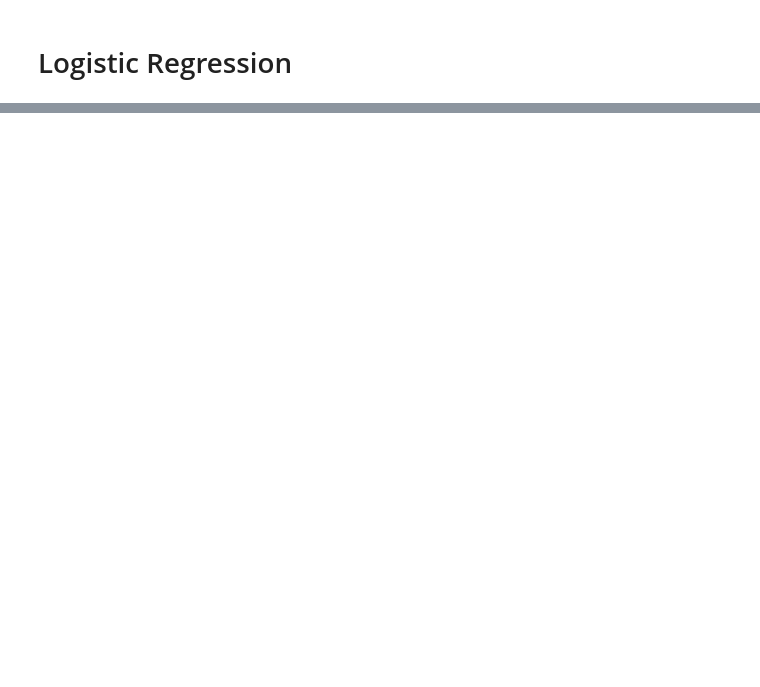
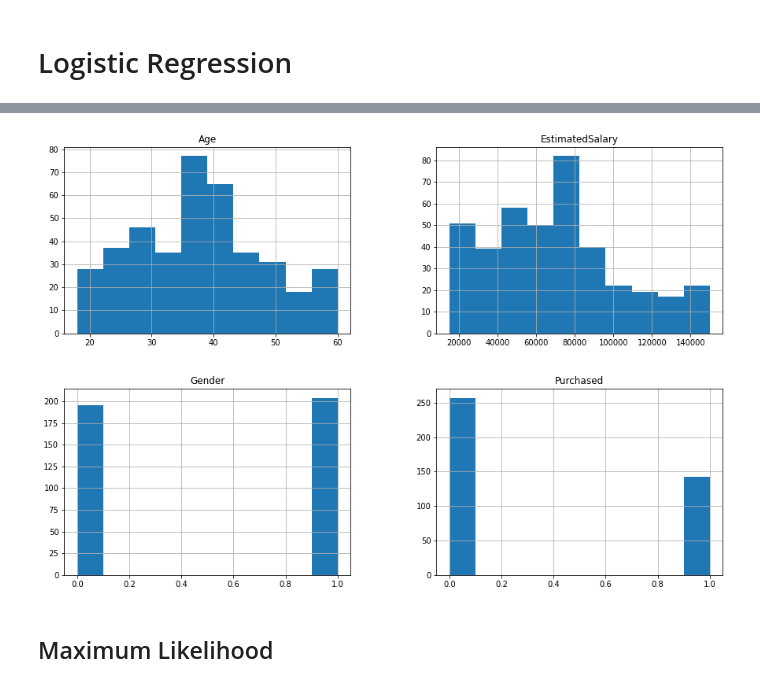
Before and after one commit to orsdanilo/ml_from_scratch, a Jupyter notebook: logistic-regression/logistic_regression.ipynb, the cells around one changed output, grey strips where cells are left out. Drawn from its saved outputs; the diff is of its cells as text; code cells hidden in the pictures; blank space fills up the shorter version.

```diff
--- a/logistic-regression/logistic_regression.ipynb
+++ b/logistic-regression/logistic_regression.ipynb
@@ -60,3 +22,0 @@ array([[0],
-# %%
-x = np.delete(d, 2, axis=1)
-x[:10,:]
@@ -79,3 +22,0 @@ def normalized(a, axis=-1, order=2):
-# %%
-x[:,-1] = normalized(x[:,-1])
-x[:10,:]
@@ -168,0 +25,3 @@ array([[0],
+# %%
+data_path = Path("./Social_Network_Ads.csv")
+df = pd.read_csv(data_path, index_col=0).rename(lambda x: x.strip(), axis=1)
@@ -168,0 +38,6 @@ array([[0],
+# %%
+df = df.replace(to_replace={'Male':0, 'Female':1})
+# %%
+hist = hist = df.hist(figsize=(15, 10))
+# %% [output]
+[figure, added]
@@ -168,0 +49,2 @@ array([[0],
+# %% [markdown]
+## Maximum Likelihood
```
Also changed, not shown: parts of 30 cells of this notebook, 5 other files.
